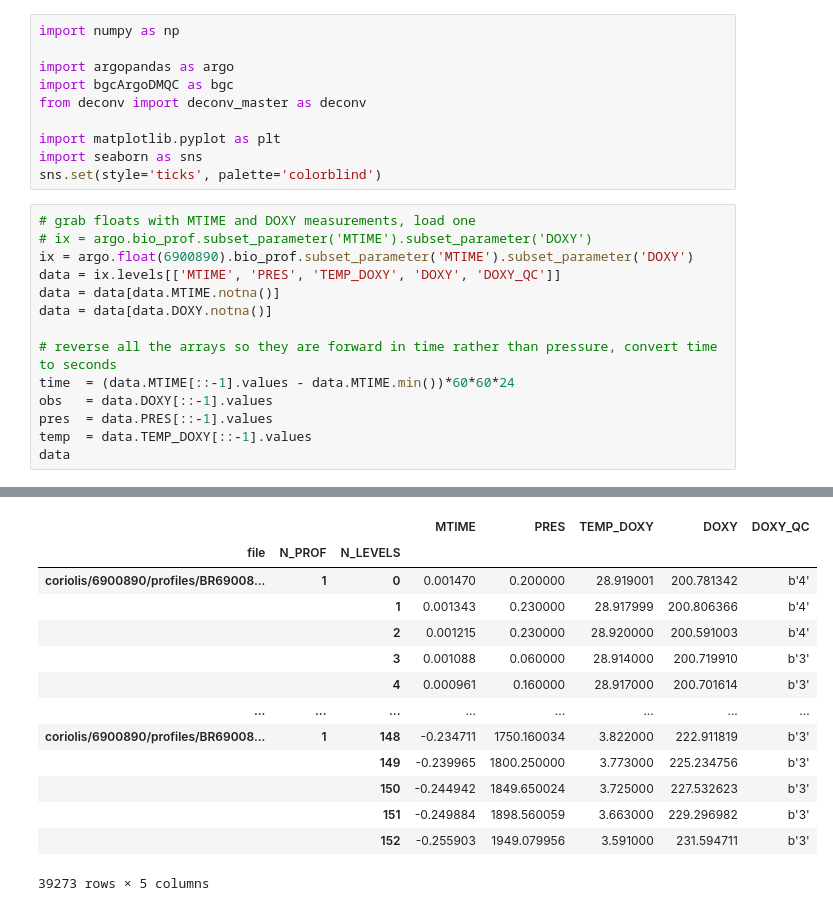
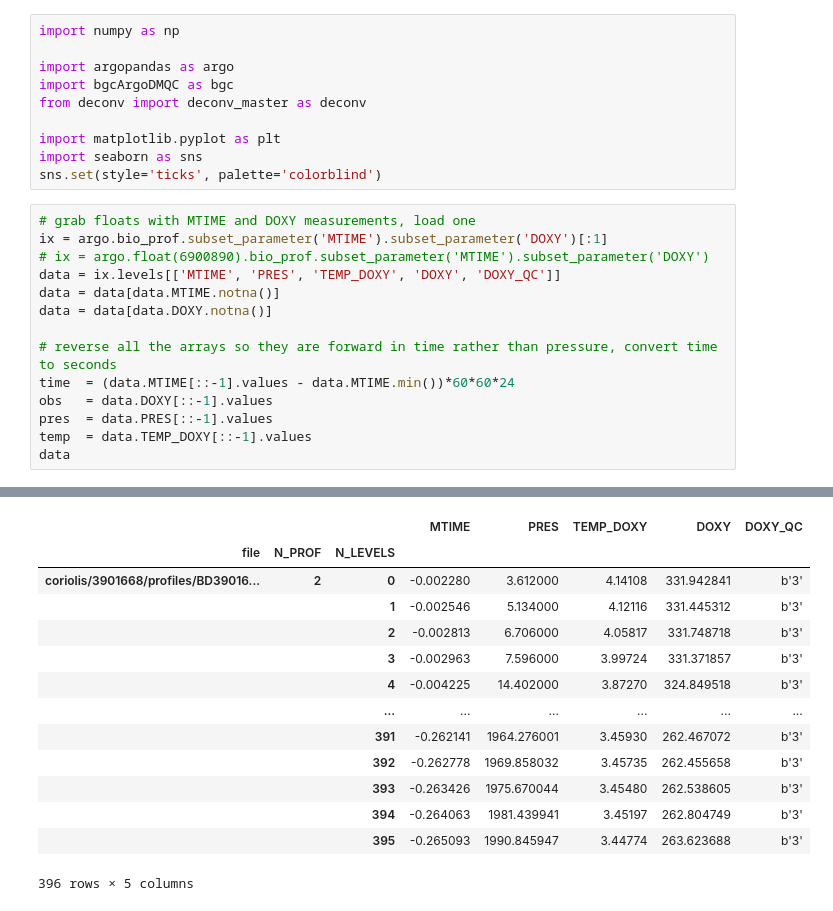
Before and after one commit to cgrdn/admt-doxy-correction, a Jupyter notebook: notebooks/dolvan-deconv-argo-test/dolvan-deconv-argo-test.ipynb, the cells around one changed output, grey strips where cells are left out. Cells and saved outputs as stored; diff of their text form.

```diff
--- a/notebooks/dolvan-deconv-argo-test/dolvan-deconv-argo-test.ipynb
+++ b/notebooks/dolvan-deconv-argo-test/dolvan-deconv-argo-test.ipynb
@@ -10,8 +10,8 @@ import seaborn as sns
 sns.set(style='ticks', palette='colorblind')
 # %%
 # grab floats with MTIME and DOXY measurements, load one
-# ix = argo.bio_prof.subset_parameter('MTIME').subset_parameter('DOXY')
-ix = argo.float(6900890).bio_prof.subset_parameter('MTIME').subset_parameter('DOXY')
+ix = argo.bio_prof.subset_parameter('MTIME').subset_parameter('DOXY')[:1]
+# ix = argo.float(6900890).bio_prof.subset_parameter('MTIME').subset_parameter('DOXY')
 data = ix.levels[['MTIME', 'PRES', 'TEMP_DOXY', 'DOXY', 'DOXY_QC']]
 data = data[data.MTIME.notna()]
 data = data[data.DOXY.notna()]
@@ -29,17 +29,17 @@ Reading 256 files
 |  |  |  | MTIME | PRES | TEMP_DOXY | DOXY | DOXY_QC |
 | file | N_PROF | N_LEVELS |  |  |  |  |  |
-| coriolis/6900890/profiles/BR69008... | 1 | 0 | 0.001470 | 0.200000 | 28.919001 | 200.781342 | b'4' |
-|  |  | 1 | 0.001343 | 0.230000 | 28.917999 | 200.806366 | b'4' |
-|  |  | 2 | 0.001215 | 0.230000 | 28.920000 | 200.591003 | b'4' |
-|  |  | 3 | 0.001088 | 0.060000 | 28.914000 | 200.719910 | b'3' |
-|  |  | 4 | 0.000961 | 0.160000 | 28.917000 | 200.701614 | b'3' |
-| ... | ... | ... | ... | ... | ... | ... | ... |
-| coriolis/6900890/profiles/BR69008... | 1 | 148 | -0.234711 | 1750.160034 | 3.822000 | 222.911819 | b'3' |
-|  |  | 149 | -0.239965 | 1800.250000 | 3.773000 | 225.234756 | b'3' |
-|  |  | 150 | -0.244942 | 1849.650024 | 3.725000 | 227.532623 | b'3' |
-|  |  | 151 | -0.249884 | 1898.560059 | 3.663000 | 229.296982 | b'3' |
-|  |  | 152 | -0.255903 | 1949.079956 | 3.591000 | 231.594711 | b'3' |
+| coriolis/3901668/profiles/BD39016... | 2 | 0 | -0.002280 | 3.612000 | 4.14108 | 331.942841 | b'3' |
+|  |  | 1 | -0.002546 | 5.134000 | 4.12116 | 331.445312 | b'3' |
+|  |  | 2 | -0.002813 | 6.706000 | 4.05817 | 331.748718 | b'3' |
+|  |  | 3 | -0.002963 | 7.596000 | 3.99724 | 331.371857 | b'3' |
+|  |  | 4 | -0.004225 | 14.402000 | 3.87270 | 324.849518 | b'3' |
+|  |  | ... | ... | ... | ... | ... | ... |
+|  |  | 391 | -0.262141 | 1964.276001 | 3.45930 | 262.467072 | b'3' |
+|  |  | 392 | -0.262778 | 1969.858032 | 3.45735 | 262.455658 | b'3' |
+|  |  | 393 | -0.263426 | 1975.670044 | 3.45480 | 262.538605 | b'3' |
+|  |  | 394 | -0.264063 | 1981.439941 | 3.45197 | 262.804749 | b'3' |
+|  |  | 395 | -0.265093 | 1990.845947 | 3.44774 | 263.623688 | b'3' |
-39273 rows × 5 columns
+396 rows × 5 columns
 # %%
 # get tau values from temperature
 boundary_layer_thickness = 120
```
Also changed, not shown: parts of 4 cells of this notebook.
